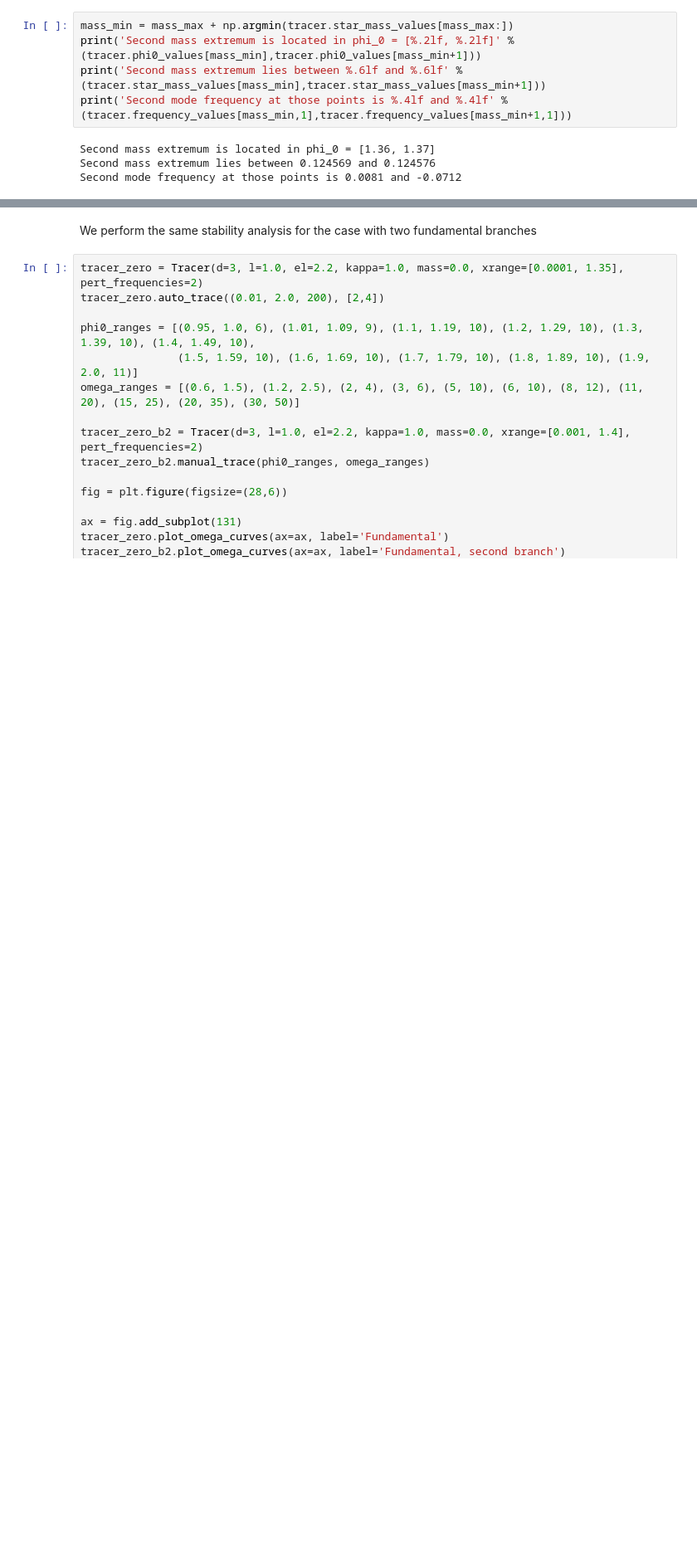
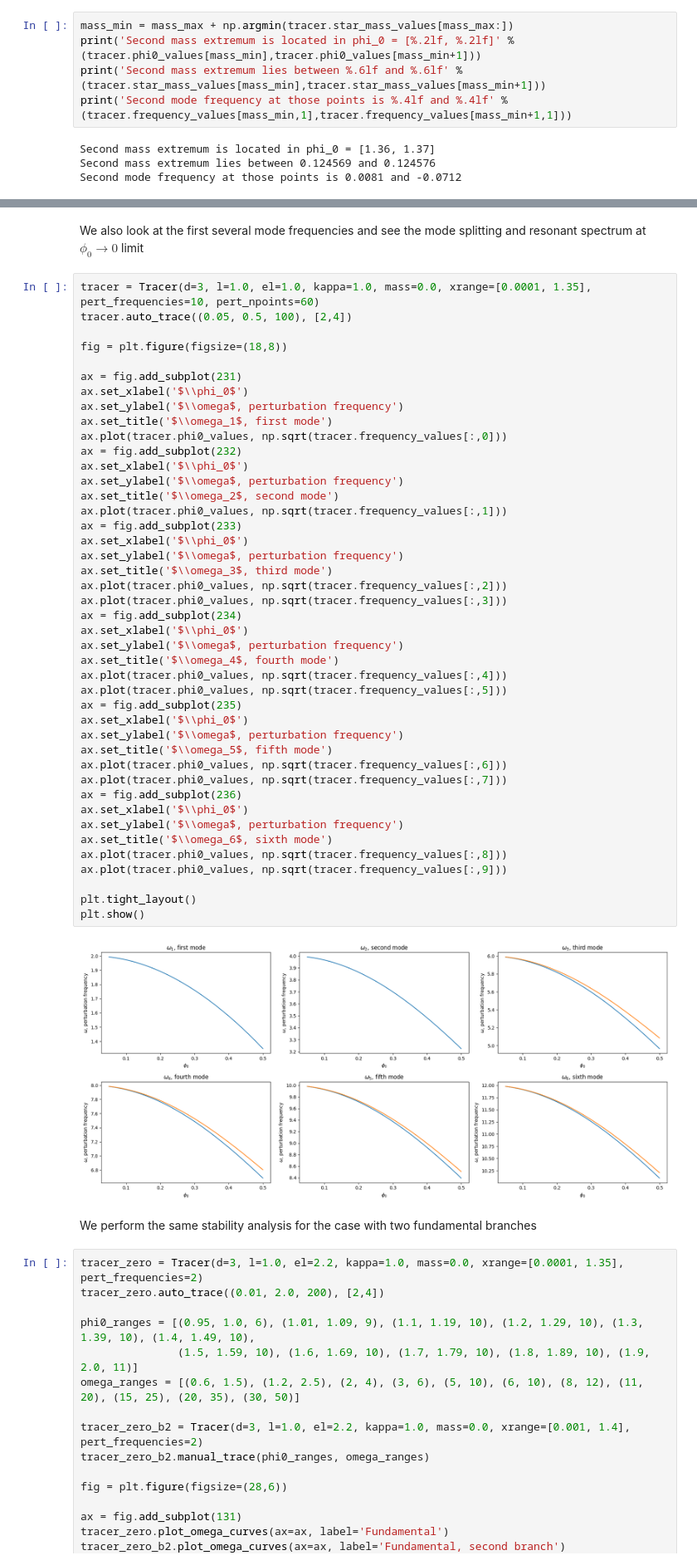
Before and after one commit to sukhovn/AdS_BS_shooting, a Jupyter notebook: BoseStar.ipynb, the cells around one changed output, grey strips where cells are left out. Shown at 83% size. Cells and saved outputs as stored; diff of their text form; blank space fills up the shorter version.

```diff
--- a/BoseStar.ipynb
+++ b/BoseStar.ipynb
@@ -832,6 +834,53 @@ ax.legend()
 plt.show()
 # %% [output]
 [figure]
+# %% [markdown]
+We also look at the first several mode frequencies and see the mode splitting and resonant spectrum at $\phi_0 \to 0$ limit
+# %%
+tracer = Tracer(d=3, l=1.0, el=1.0, kappa=1.0, mass=0.0, xrange=[0.0001, 1.35], pert_frequencies=10, pert_npoints=60)
+tracer.auto_trace((0.05, 0.5, 100), [2,4])
+
+fig = plt.figure(figsize=(18,8))
+
+ax = fig.add_subplot(231)
+ax.set_xlabel('$\\phi_0$')
+ax.set_ylabel('$\\omega$, perturbation frequency')
+ax.set_title('$\\omega_1$, first mode')
+ax.plot(tracer.phi0_values, np.sqrt(tracer.frequency_values[:,0]))
+ax = fig.add_subplot(232)
+ax.set_xlabel('$\\phi_0$')
+ax.set_ylabel('$\\omega$, perturbation frequency')
+ax.set_title('$\\omega_2$, second mode')
+ax.plot(tracer.phi0_values, np.sqrt(tracer.frequency_values[:,1]))
+ax = fig.add_subplot(233)
+ax.set_xlabel('$\\phi_0$')
+ax.set_ylabel('$\\omega$, perturbation frequency')
+ax.set_title('$\\omega_3$, third mode')
+ax.plot(tracer.phi0_values, np.sqrt(tracer.frequency_values[:,2]))
+ax.plot(tracer.phi0_values, np.sqrt(tracer.frequency_values[:,3]))
+ax = fig.add_subplot(234)
+ax.set_xlabel('$\\phi_0$')
+ax.set_ylabel('$\\omega$, perturbation frequency')
+ax.set_title('$\\omega_4$, fourth mode')
+ax.plot(tracer.phi0_values, np.sqrt(tracer.frequency_values[:,4]))
+ax.plot(tracer.phi0_values, np.sqrt(tracer.frequency_values[:,5]))
+ax = fig.add_subplot(235)
+ax.set_xlabel('$\\phi_0$')
+ax.set_ylabel('$\\omega$, perturbation frequency')
+ax.set_title('$\\omega_5$, fifth mode')
+ax.plot(tracer.phi0_values, np.sqrt(tracer.frequency_values[:,6]))
+ax.plot(tracer.phi0_values, np.sqrt(tracer.frequency_values[:,7]))
+ax = fig.add_subplot(236)
+ax.set_xlabel('$\\phi_0$')
+ax.set_ylabel('$\\omega$, perturbation frequency')
+ax.set_title('$\\omega_6$, sixth mode')
+ax.plot(tracer.phi0_values, np.sqrt(tracer.frequency_values[:,8]))
+ax.plot(tracer.phi0_values, np.sqrt(tracer.frequency_values[:,9]))
+
+plt.tight_layout()
+plt.show()
+# %% [output]
+[figure, added]
 # %% [markdown]
 We perform the same stability analysis for the case with two fundamental branches
 # %%
```
Also changed, not shown: parts of 21 cells of this notebook, 4 other files.
